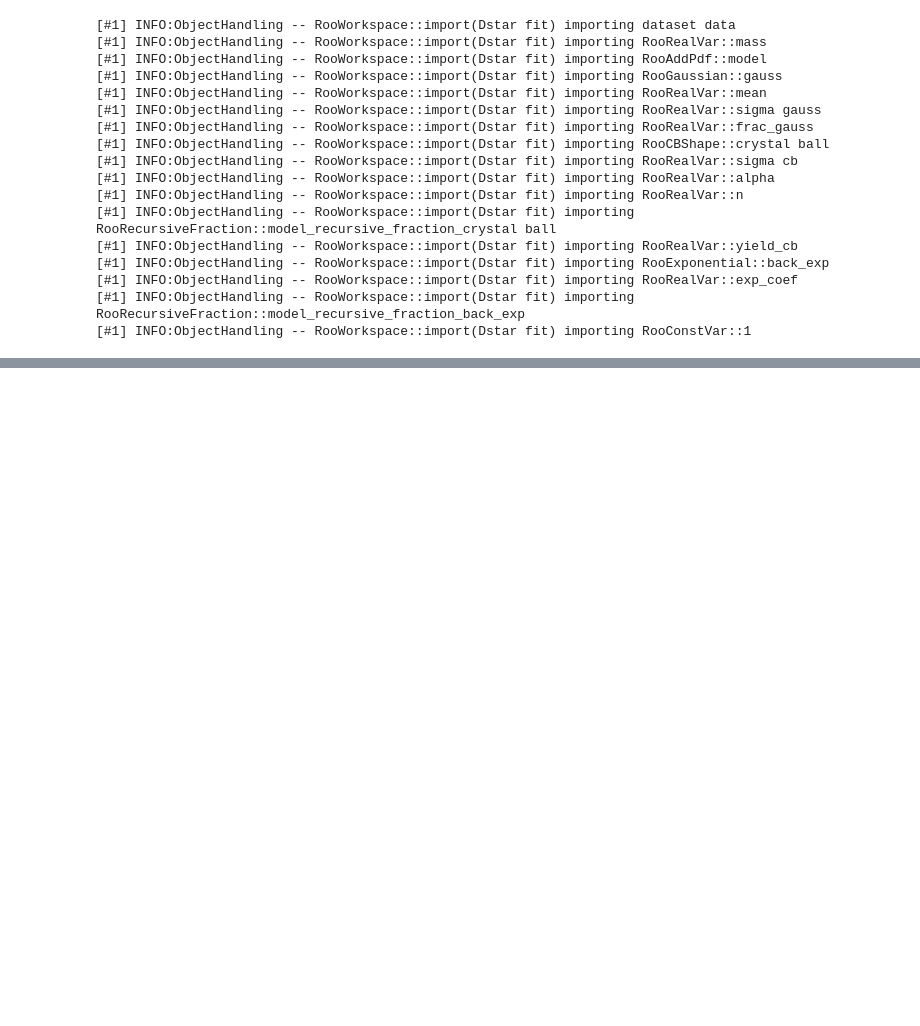
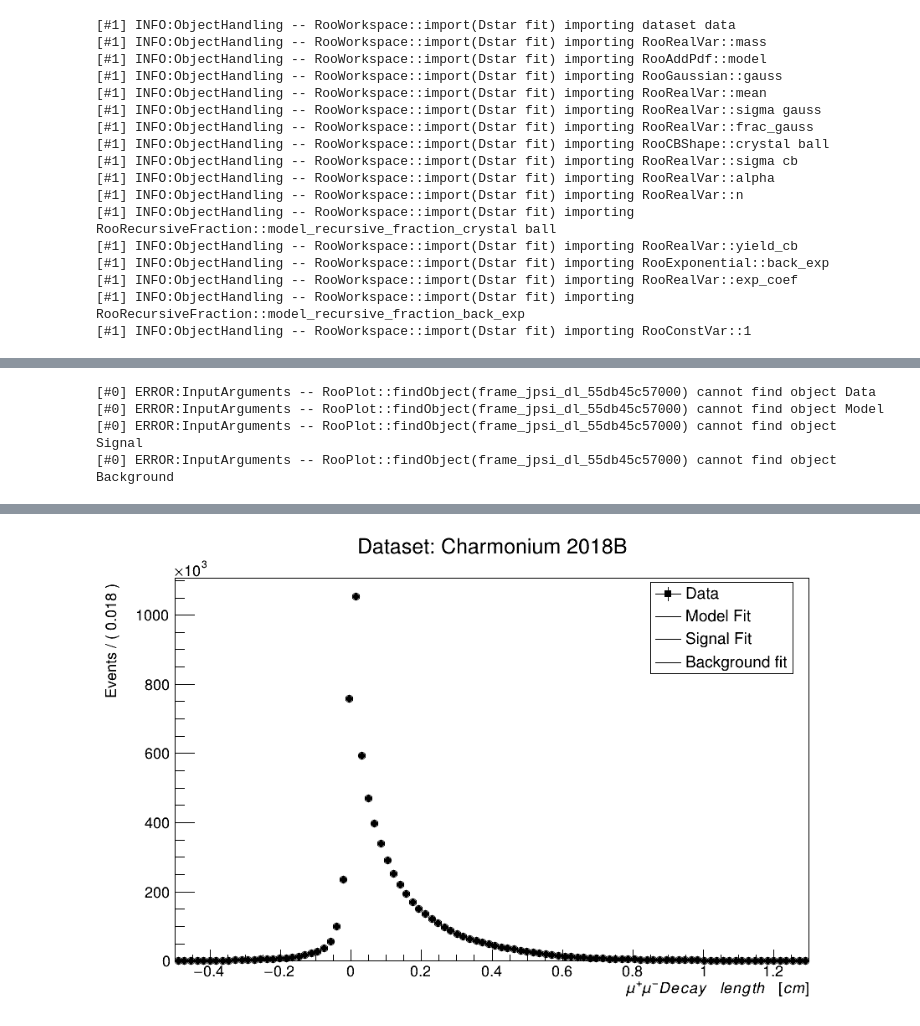
Before and after one commit to Mapse/OniaOpenCharmRun2ULAna, a Jupyter notebook: fit/jpsi_fit.ipynb, the cells around one changed output, grey strips where cells are left out. Cells and saved outputs as stored; diff of their text form; code cells hidden in the pictures; blank space fills up the shorter version.

```diff
--- a/fit/jpsi_fit.ipynb
+++ b/fit/jpsi_fit.ipynb
@@ -211,0 +212,8 @@ Audio(sound_file, autoplay=True)
+# %%
+## Decay lenght fit
+
+# Decay lenght
+jpsi_dl = ROOT.RooRealVar("jpsi_dl", "", -0.5, 1.30)
+
+# Data
+data = ROOT.RooDataSet("data", "", file.Jpsi, ROOT.RooArgSet(jpsi_dl))
@@ -211,0 +300,52 @@ Audio(sound_file, autoplay=True)
+# %%
+## Plots
+
+# Colors and styles
+colors = {"model" : 2, "prompt" : 4, "nonprompt" : 3, "background": 1}
+styles = {"model" : 1, "prompt" : 1, "nonprompt" : 2, "background": 2}
+
+# Canvas Definition
+can = ROOT.TCanvas("can", "histograms", 950, 600)
+
+# Frame creation
+frame1 = jpsi_dl.frame(ROOT.RooFit.Title("Dataset: Charmonium 2018B"), ROOT.RooFit.Bins(100))
+frame1.GetXaxis().SetTitle("#\mu^+\mu^- Decay \ length \ [cm]")
+
+# Data
+data.plotOn(frame1, ROOT.RooFit.Name("jpsi_dl"), ROOT.RooFit.DataError(ROOT.RooAbsData.SumW2))
+
+# Prompt
+#model.plotOn(frame1, ROOT.RooFit.Name("Prompt"), ROOT.RooFit.Components("resolution_function"), ROOT.RooFit.LineStyle(styles["prompt"]), ROOT.RooFit.LineColor(colors["prompt"]))
+
+# Nonprompt
+#model.plotOn(frame1, ROOT.RooFit.Name("Nonprompt"), ROOT.RooFit.Components("nonprompt"), ROOT.RooFit.LineStyle(styles["nonprompt"]), ROOT.RooFit.LineColor(colors["nonprompt"]))
+
+# Background
+#model.plotOn(frame1, ROOT.RooFit.Name("Background"), ROOT.RooFit.Components("background"), ROOT.RooFit.LineStyle(styles["background"]), ROOT.RooFit.LineColor(colors["background"]))
+
+# Model
+#model.plotOn(frame1, ROOT.RooFit.Name("Model"), ROOT.RooFit.LineStyle(styles["model"]), ROOT.RooFit.LineColor(colors["model"]))
+
+
+## ChiSquare computation
+#n_param = result.floatParsFinal().getSize()
+#reduce_chi_square = frame1.chiSquare(n_param)
+## Legends
+
+leg = ROOT.TLegend(0.7, 0.7, 0.88, 0.89)
+leg.AddEntry(frame1.findObject("Data"), "Data", "LEP")
+leg.AddEntry(frame1.findObject("Model"), "Model Fit", "L")
+leg.AddEntry(frame1.findObject("Signal"), "Signal Fit", "L")
+leg.AddEntry(frame1.findObject("Background"), "Background fit", "L")
+
+frame1.Draw()
+leg.Draw("same")
+
+can.Draw()
+
+can.SaveAs("Jpsi_fit.png")
+# %% [output]
+[#0] ERROR:InputArguments -- RooPlot::findObject(frame_jpsi_dl_55db45c57000) cannot find object Data
+[#0] ERROR:InputArguments -- RooPlot::findObject(frame_jpsi_dl_55db45c57000) cannot find object Model
+[#0] ERROR:InputArguments -- RooPlot::findObject(frame_jpsi_dl_55db45c57000) cannot find object Signal
+[#0] ERROR:InputArguments -- RooPlot::findObject(frame_jpsi_dl_55db45c57000) cannot find object Background
@@ -211,0 +354 @@ Audio(sound_file, autoplay=True)
+[figure, added]
```
Also changed, not shown: parts of 27 cells of this notebook, 19 other files.
